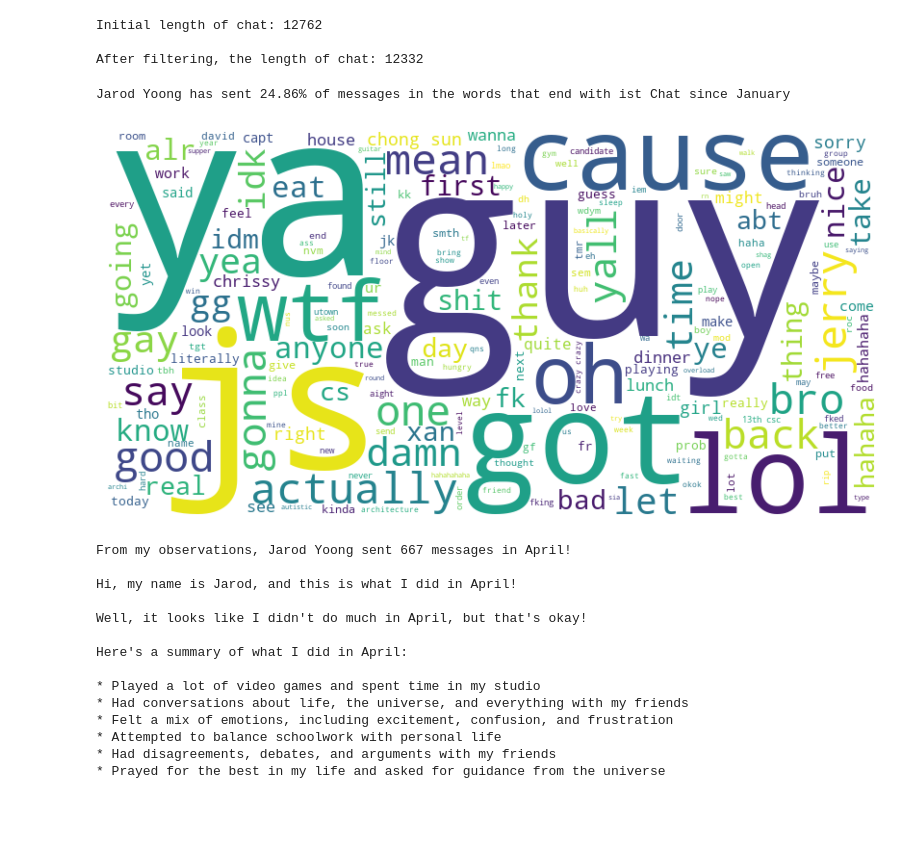
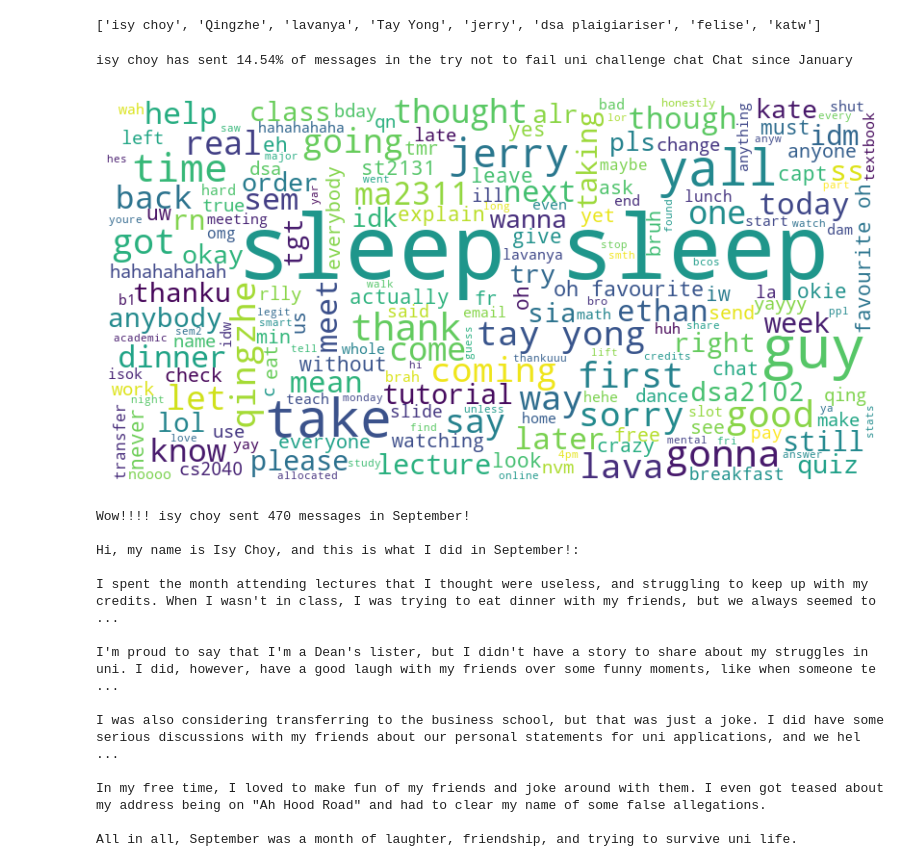
Before and after one commit to mcxraider/mini-ai-projects, a Jupyter notebook: ROC Project/notebooks/message_explore.ipynb, the cells around one changed output. Cells and saved outputs as stored; diff of their text form; code cells hidden in the pictures; blank space fills up the shorter version.

```diff
--- a/ROC Project/notebooks/message_explore.ipynb
+++ b/ROC Project/notebooks/message_explore.ipynb
@@ -24,5 +23,6 @@ groq_client = Groq(api_key=groq_api_key)
 # %%
-with open("../data/file_name/result.json","r", encoding='utf-8') as fin:
+path = "../../data/try not to fail uni challenge chat/result.json"
+with open(path,"r", encoding='utf-8') as fin:
     chat = json.load(fin)['messages']
 
 months = {
@@ -53,13 +53,13 @@ def filter_chat(chat):
     print(f"After filtering, the length of chat: {after}\n")
     return chat
 
-filtered_chat = filter_chat(chat)
+# filtered_chat = filter_chat(chat)
 def get_unique_names(chat):
     name_list = []
     for i in range(len(chat)):
         try:
             name = chat[i]['from']
-            if chat[i]['from'] not in name_list:
+            if name not in name_list:
                 name_list.append(chat[i]['from'])
         except KeyError:
             try:
@@ -87,18 +87,19 @@ def find_unique_name(name_list, input_name):
         return f'Did you mean "{input_name}"?'
 
     # Find close matches to the input_name in the normalized list
-    close_matches = difflib.get_close_matches(input_name.lower(), normalized_names, n=1, cutoff=0.6)
+    close_matches = difflib.get_close_matches(input_name.lower(), normalized_names, n=1, cutoff=0.1)
 
     if close_matches:
         # Find the original name that corresponds to the closest match
         original_name = [name for name in name_list if name.lower() in close_matches][0]
         answer = input(f"Did you mean {original_name}?, answer y/n")
         if answer.lower() == 'y':
-            name = original_name
+            name = original_name.strip()
         elif answer.lower()  == 'n':
             name = "Please Choose another name"
         else:
             name = "None found"
+            # raise ValueError
     return name
 
 def get_doing(input_name, chat):
@@ -163,11 +164,11 @@ def get_doing(input_name, chat):
             plt.show()
 
         name_percentage = get_percentage()
-        print(f"{name} has sent {name_percentage}% of messages in the words that end with ist Chat since January")
+        print(f"{name} has sent {name_percentage}% of messages in the {path.split('/')[3]} Chat since January")
         get_wordcloud()
         return
 
-    get_facts(name, chat, filtered_chat)
+    get_facts(name, chat, chat)
     # Filter by name and time
     name_msgs = []
     for msg in chat:
@@ -179,37 +180,44 @@ def get_doing(input_name, chat):
                 if msg['actor'] ==  name and msg['date'][5:7]== month and isinstance(msg['text'], str):
                     name_msgs.append(msg)
                     continue
-    print(f"From my observations, {name} sent {len(name_msgs)} messages in {months[month]}!\n")
-
+    print(f"Wow!!!! {name} sent {len(name_msgs)} messages in {months[month]}!\n")
     text_corpus = ""
     for msg in name_msgs:
-        text_en = msg['text_entities']
-        if len(text_en) > 1:
-            for text in text_en:
+        text_entity = msg['text_entities']
+        if len(text_entity) > 1:
+            for text in text_entity:
                 if text['type']=='plain':
                     text_to_add = text['text'] + "\n"
                     text_corpus.append(text_to_add)
         else:
-            if text_en[0]['type']=='plain':
-                    text_to_add = text_en[0]['text'] + "\n"
+            try:
+                if text_entity[0]['type']=='plain':
+                    text_to_add = text_entity[0]['text'] + "\n"
                     text_corpus += text_to_add
+            except IndexError:
+                continue
 
     def llama_chat(client, user_question):
         chat_completion = client.chat.completions.create(
             messages = [
                 {
+                    "role": "system",
+                    "content": "You are a funny chatbot meant to summarise text messages in a group chat. Be humourous and funny in your summaries"
+
+                },
+                {
                     "role": "user",
                     "content": user_question
                 }
             ],
-            model = "llama3-8b-8192"
+            model = "llama3-70b-8192"
         )
         response = chat_completion.choices[0].message.content
         return response
     if len(name_msgs) > 0:
         template_month = '''
         Given the name, month, and series of text messages of a teenager in a month, \
-        you are to summarise in bullet points what he/her has been doing in the month based on the text messages.
+        you are to summarise what he/her has been doing in the month based on the text messages.
         Note that teenagers may sometimes use slang. Customise the outputs based on these slangs
         Ensure that the generated summaries are factually accurate, and avoid making up information. \
         If the text messages are empty, say that the 'person did not do anything in {{month}}'
@@ -228,28 +236,28 @@ def get_doing(input_name, chat):
     else:
         answer = f"{name} did not do anything in {months[month]}. sad... phantom..."
     return answer
-# %% [output]
-Initial length of chat: 12762
-
-After filtering, the length of chat: 12332
+# %%
+names = get_unique_names(chat)
+print(names)
+# %% [output]
+['isy choy', 'Qingzhe', 'lavanya', 'Tay Yong', 'jerry', 'dsa plaigiariser', 'felise', 'katw']
 # %%
-name = "jarod "
+name = "isy"
 output = get_doing(name, chat)
 print(output)
 # %% [output]
-Jarod Yoong has sent 24.86% of messages in the words that end with ist Chat since January
+isy choy has sent 14.54% of messages in the try not to fail uni challenge chat Chat since January
-[figure, old version]
+[figure, new version]
-From my observations, Jarod Yoong sent 667 messages in April!
+Wow!!!! isy choy sent 470 messages in September!
 
-Hi, my name is Jarod, and this is what I did in April!
+Hi, my name is Isy Choy, and this is what I did in September!:
 
-Well, it looks like I didn't do much in April, but that's okay!
+I spent the month attending lectures that I thought were useless, and struggling to keep up with my credits. When I wasn't in class, I was trying to eat dinner with my friends, but we always seemed to ...
 
-Here's a summary of what I did in April:
+I'm proud to say that I'm a Dean's lister, but I didn't have a story to share about my struggles in uni. I did, however, have a good laugh with my friends over some funny moments, like when someone te ...
 
-* Played a lot of video games and spent time in my studio
-* Had conversations about life, the universe, and everything with my friends
-* Felt a mix of emotions, including excitement, confusion, and frustration
-* Attempted to balance schoolwork with personal life
-* Had disagreements, debates, and arguments with my friends
-* Prayed for the best in my life and asked for guidance from the universe
+I was also considering transferring to the business school, but that was just a joke. I did have some serious discussions with my friends about our personal statements for uni applications, and we hel ...
+
+In my free time, I loved to make fun of my friends and joke around with them. I even got teased about my address being on "Ah Hood Road" and had to clear my name of some false allegations.
+
+All in all, September was a month of laughter, friendship, and trying to survive uni life.
```
Also changed, not shown: parts of 1 cell of this notebook, 4 other files.
